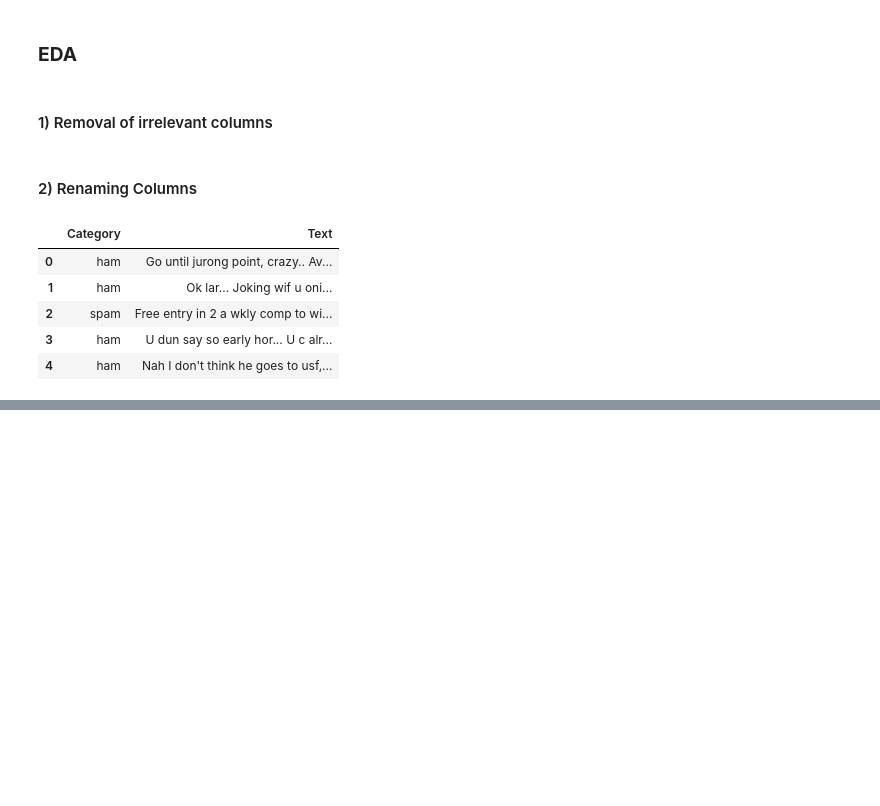
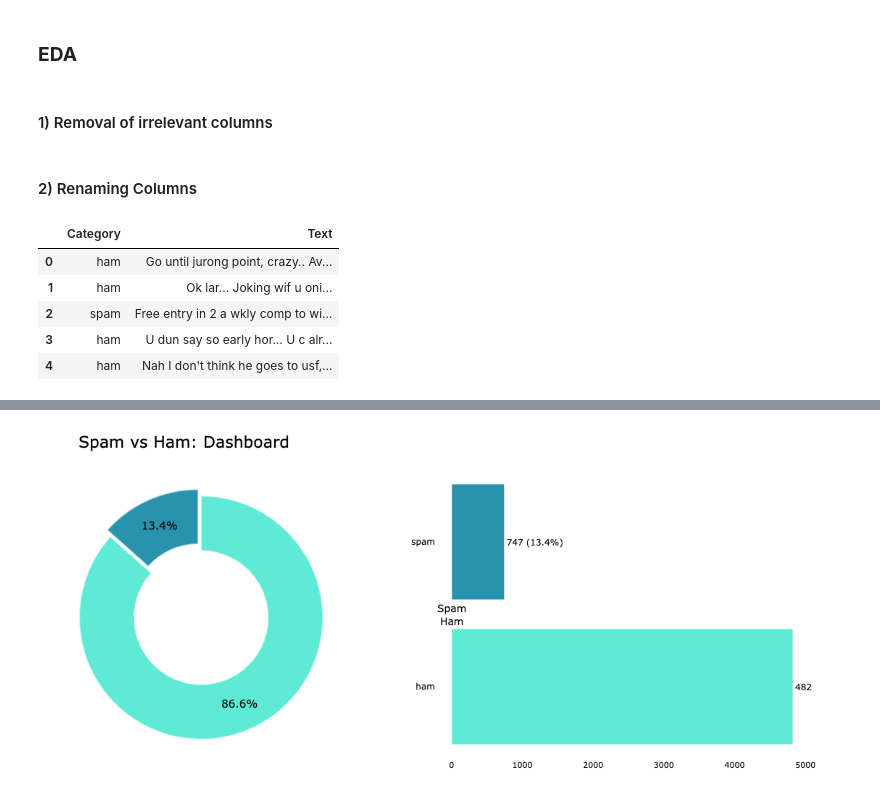
Before and after one commit to AswinBalajiTR/Email-Spam-Filter, a Jupyter notebook: Code/main.ipynb, the cells around one changed output, grey strips where cells are left out. Saved outputs shown, nothing was run; the diff lists cells and outputs as text; code cells hidden in the pictures; blank space fills up the shorter version.

```diff
--- a/Code/main.ipynb
+++ b/Code/main.ipynb
@@ -82,0 +92,80 @@ df.head()
+# %%
+import pandas as pd
+import plotly.graph_objects as go
+from plotly.subplots import make_subplots
+
+# Assuming df is already defined
+value_counts = df['Category'].value_counts()
+labels = value_counts.index.tolist()
+values = value_counts.values.tolist()
+
+# Smooth neon palette
+colors = ["#5eead4", "#2993ae", "#c4b5fd"]  # Teal, Peach, Lavender
+
+# Create figure with subplots
+fig = make_subplots(
+    rows=1, cols=2,
+    column_widths=[0.4, 0.6],
+    specs=[[{'type': 'domain'}, {'type': 'xy'}]],
+    horizontal_spacing=0.15
+)
+
+# Donut chart
+fig.add_trace(go.Pie(
+    labels=labels,
+    values=values,
+    hole=0.55,
+    marker=dict(
+        colors=colors,
+        line=dict(color='rgba(255,255,255,0.5)', width=2)  # soft glow effect
+    ),
+    hoverinfo="label+value+percent",
+    textinfo='percent',
+    textfont=dict(size=15, color='Black'),
+    pull=[0.03] * len(labels),
+), row=1, col=1)
+
+# Bar chart
+fig.add_trace(go.Bar(
+    x=values,
+    y=labels,
+    orientation='h',
+    text=[f"{val} ({(val/sum(values))*100:.1f}%)" for val in values],
+    textposition='outside',
+    marker=dict(
+        color=colors,
+        line=dict(color='rgba(255,255,255,0.6)', width=1.5)  # softer bar outline
+    ),
+), row=1, col=2)
+
+# Layout
+fig.update_layout(
+    title='Spam vs Ham: Dashboard',
+    title_font=dict(size=22, color='Black'),
+    annotations=[dict(text='Spam<br>Ham', x=0.18, y=0.5, font_size=14, showarrow=False, font_color='Black')],
+    paper_bgcolor='rgba(0,0,0,0)',  # Transparent background
+    plot_bgcolor='rgba(0,0,0,0)',   # Transparent plot area
+    font=dict(color='Black', size=12),
+    margin=dict(t=60, l=50, r=50, b=40),
+    height=500,
+    width=1000,
+    showlegend=False,
+)
+
+# Axes styling
+fig.update_xaxes(
+    showgrid=False,
+    zeroline=False,
+    color='Black',
+    tickfont=dict(size=11)
+)
+fig.update_yaxes(
+    showgrid=False,
+    zeroline=False,
+    color='Black',
+    tickfont=dict(size=12)
+)
+
+fig.show()
+# %% [output]
+[figure, added]
```
Also changed, not shown: parts of 3 cells of this notebook.
